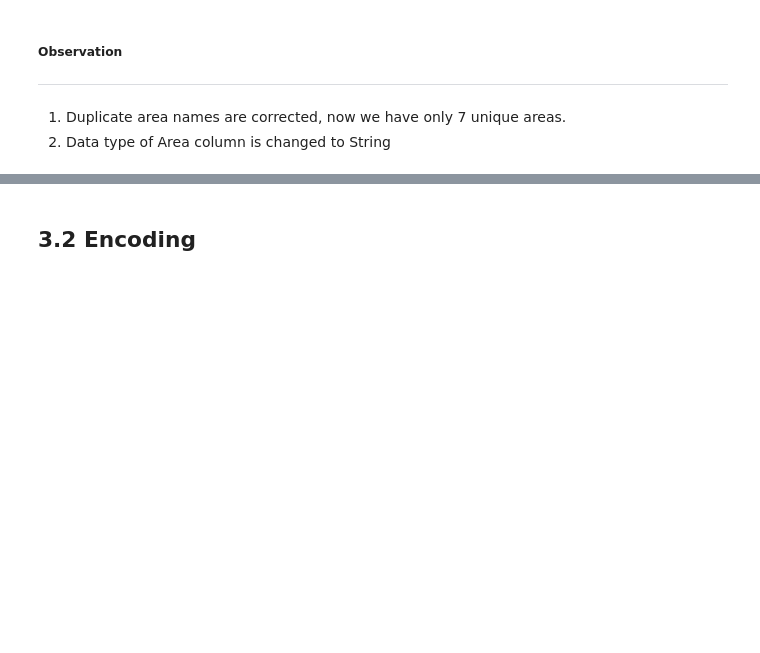
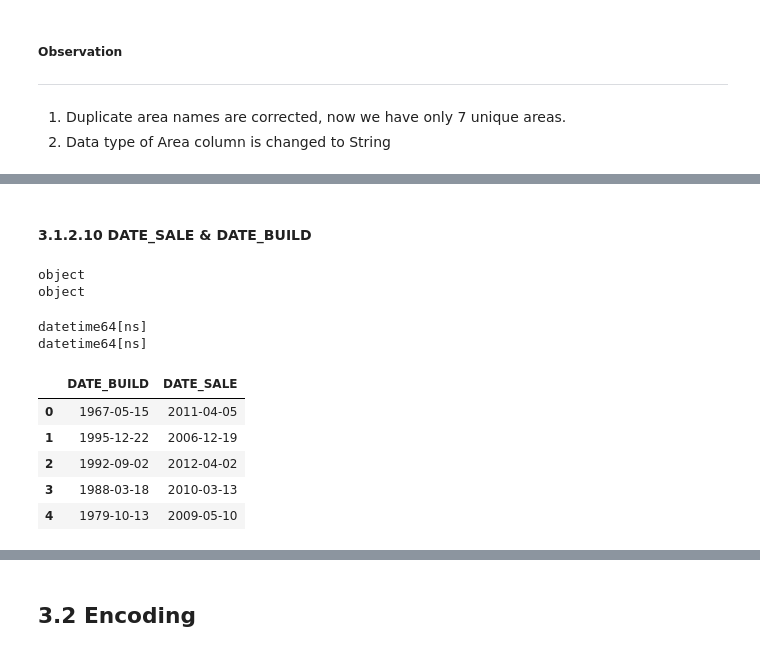
Before and after one commit to Jeyramana/House_Price_Predict, a Jupyter notebook: House_Price_Predict.ipynb, the cells around one changed output, grey strips where cells are left out. Drawn from its saved outputs; the diff is of its cells as text; code cells hidden in the pictures; blank space fills up the shorter version.

```diff
--- a/House_Price_Predict.ipynb
+++ b/House_Price_Predict.ipynb
@@ -292,0 +405,6 @@ Area data type now:  string
+# %%
+# Replacing duplicate keywords
+df.BUILDTYPE.replace({
+                        'Comercial' : 'Commercial',
+                        'Other' : 'Others'
+}, inplace=True)
@@ -292,0 +438,5 @@ Area data type now:  string
+# %%
+# Replacing duplicate keywords
+df.UTILITY_AVAIL.replace({
+                        'All Pub' : 'AllPub'
+}, inplace=True)
@@ -292,0 +475,6 @@ Area data type now:  string
+# %%
+# Replacing duplicate keywords
+df.STREET.replace({
+                        'Pavd' : 'Paved',
+                        'NoAccess' : 'No Access'
+}, inplace=True)
@@ -292,0 +543,29 @@ Area data type now:  string
+# %% [markdown]
+#### 3.1.2.10 DATE_SALE & DATE_BUILD
+# %%
+# Data type of Date Build and Date Sale
+print(df.DATE_BUILD.dtype)
+print(df.DATE_SALE.dtype)
+# %% [output]
+object
+object
+# %%
+# Changing data type to Date/Time format
+df.DATE_BUILD = pd.to_datetime(df.DATE_BUILD)
+df.DATE_SALE = pd.to_datetime(df.DATE_SALE)
+# %%
+# Data type of Date Build and Date Sale
+print(df.DATE_BUILD.dtype)
+print(df.DATE_SALE.dtype)
+# %% [output]
+datetime64[ns]
+datetime64[ns]
+# %%
+df[['DATE_BUILD', 'DATE_SALE']].head()
+# %% [output]
+|  | DATE_BUILD | DATE_SALE |
+| 0 | 1967-05-15 | 2011-04-05 |
+| 1 | 1995-12-22 | 2006-12-19 |
+| 2 | 1992-09-02 | 2012-04-02 |
+| 3 | 1988-03-18 | 2010-03-13 |
+| 4 | 1979-10-13 | 2009-05-10 |
```
Also changed, not shown: parts of 43 cells of this notebook.
